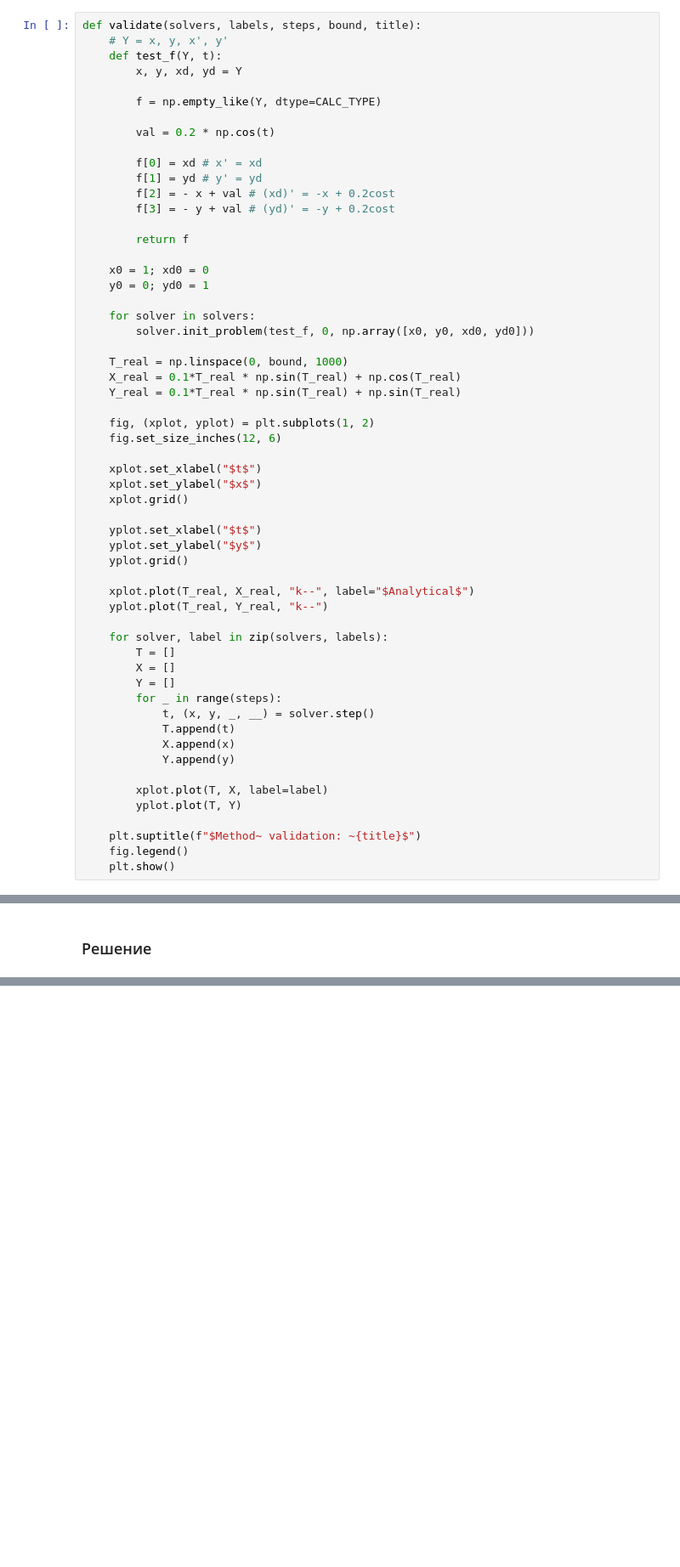
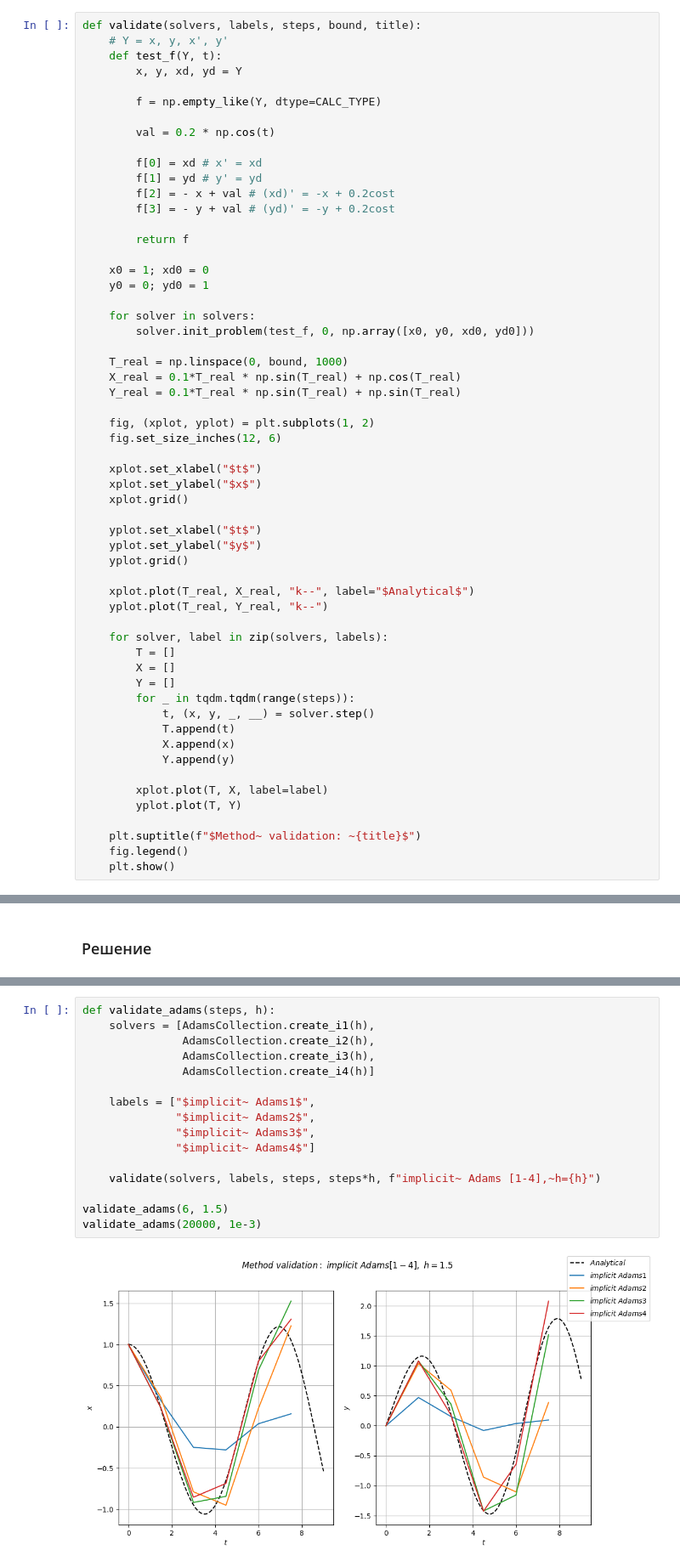
Before and after one commit to tndrd/mipt-comp-math, a Jupyter notebook: 5-6-ODE/6-ode-stiff.ipynb, the cells around one changed output, grey strips where cells are left out. Shown at 85% size. Saved outputs shown, nothing was run; the diff lists cells and outputs as text; blank space fills up the shorter version.

```diff
--- a/5-6-ODE/6-ode-stiff.ipynb
+++ b/5-6-ODE/6-ode-stiff.ipynb
@@ -163,7 +164,7 @@ def validate(solvers, labels, steps, bound, title):
         T = []
         X = []
         Y = []
-        for _ in range(steps):
+        for _ in tqdm.tqdm(range(steps)):
             t, (x, y, _, __) = solver.step()
             T.append(t)
             X.append(x)
@@ -274,0 +285,18 @@ solution_rk(5e-2, Case4)
+# %%
+def validate_adams(steps, h):
+    solvers = [AdamsCollection.create_i1(h),
+               AdamsCollection.create_i2(h),
+               AdamsCollection.create_i3(h),
+               AdamsCollection.create_i4(h)]
+
+    labels = ["$implicit~ Adams1$",
+              "$implicit~ Adams2$",
+              "$implicit~ Adams3$",
+              "$implicit~ Adams4$"]
+
+    validate(solvers, labels, steps, steps*h, f"implicit~ Adams [1-4],~h={h}")
+
+validate_adams(6, 1.5)
+validate_adams(20000, 1e-3)
+# %% [output]
+[figure, added]
```
Also changed, not shown: parts of 29 cells of this notebook, 3 other files.
